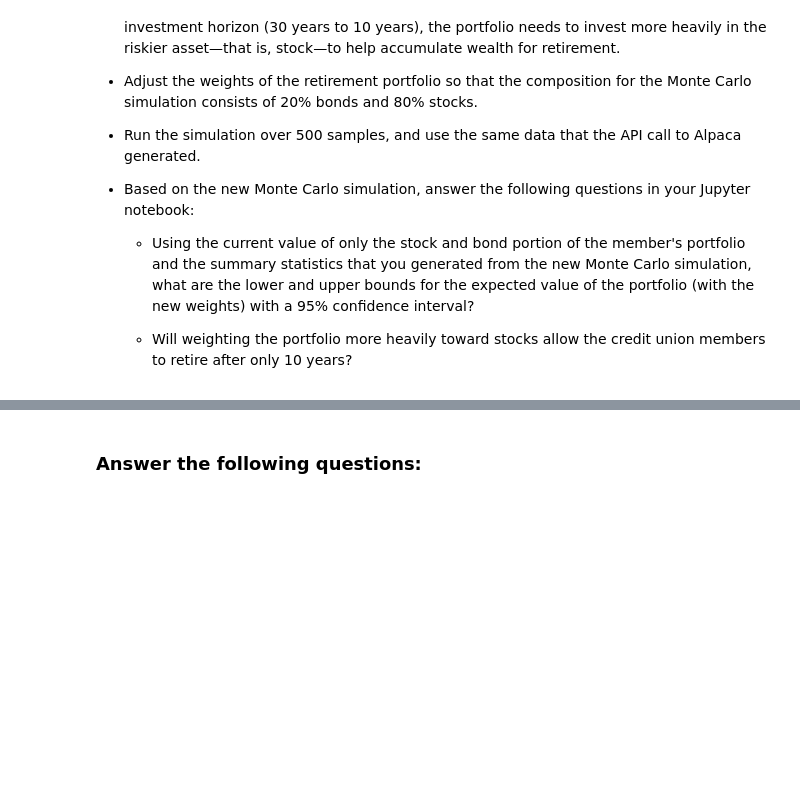
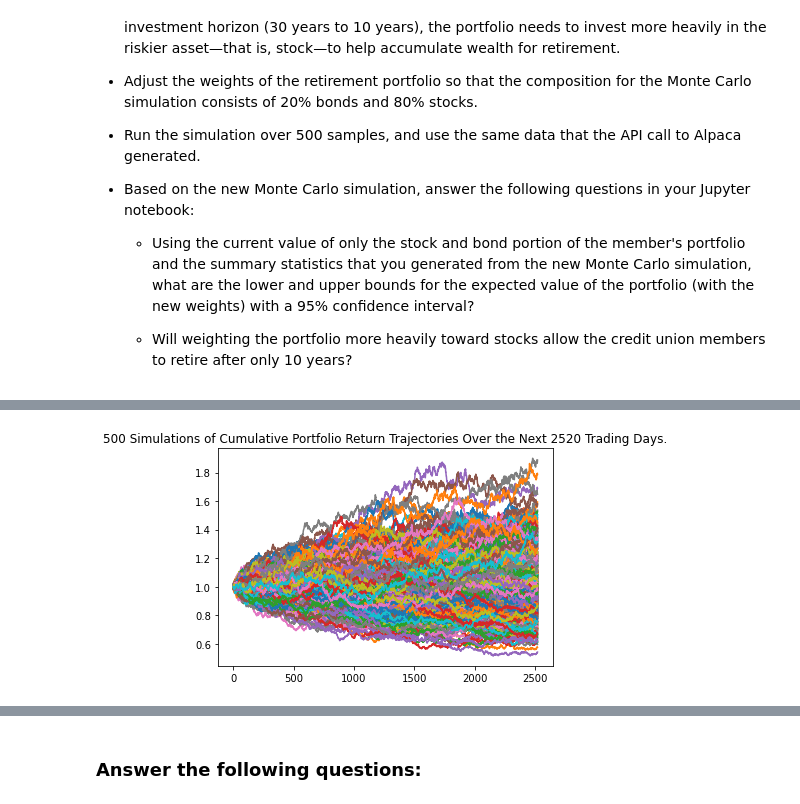
Before and after one commit to zvahidy/Financial-Planning, a Jupyter notebook: financial_planning_tools.ipynb, the cells around one changed output, grey strips where cells are left out. Drawn from its saved outputs; the diff is of its cells as text; code cells hidden in the pictures; blank space fills up the shorter version.

```diff
--- a/financial_planning_tools.ipynb
+++ b/financial_planning_tools.ipynb
@@ -623,7 +623,11 @@ For this new Monte Carlo simulation, do the following:
 # Configure a Monte Carlo simulation to forecast 10 years cumulative returns
 # The weights should be split 20% to AGG and 80% to SPY.
 # Run 500 samples.
-# YOUR CODE HERE
-
+MC_ten_yr = MCSimulation(
+    portfolio_data = three_yr_closing_prices_df,
+    weights = [.20,.80],
+    num_simulation = 500,
+    num_trading_days = 252*10
+)
 # Review the simulation input data
-# YOUR CODE HERE
+MC_ten_yr.portfolio_data.head()
@@ -633,7 +688,9 @@ For this new Monte Carlo simulation, do the following:
 # %%
 # Visualize the 10-year Monte Carlo simulation by creating an
 # overlay line plot
-# YOUR CODE HERE
+MC_ten_yr_line_plot = MC_ten_yr.plot_simulation()
+# %% [output]
+[figure, added]
 # %%
 # Visualize the probability distribution of the 10-year Monte Carlo simulation
 # by plotting a histogram
```
Also changed, not shown: parts of 9 cells of this notebook.
